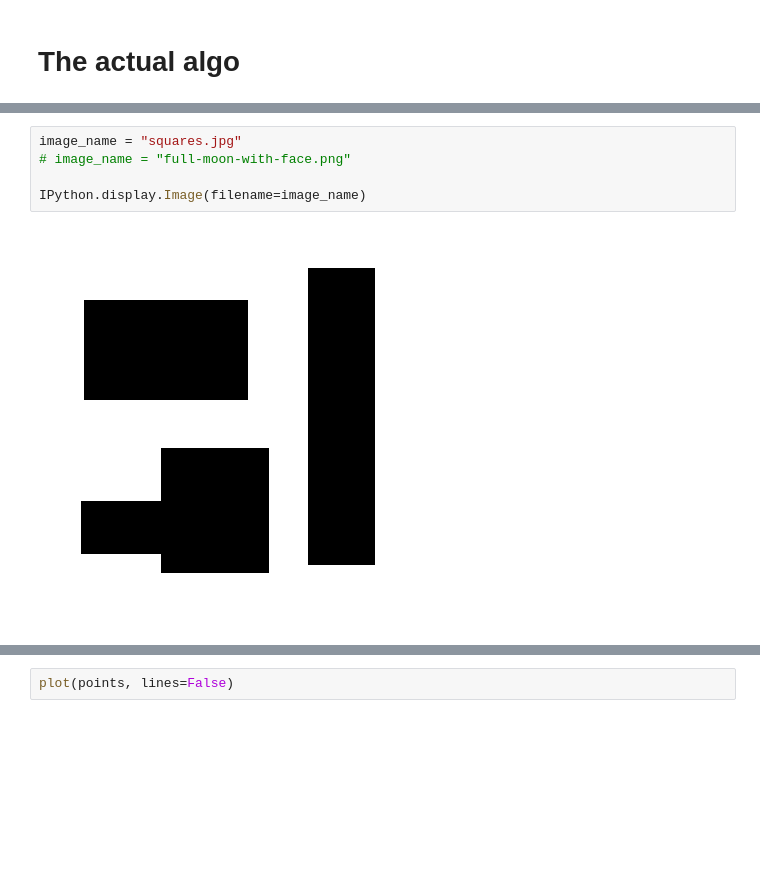
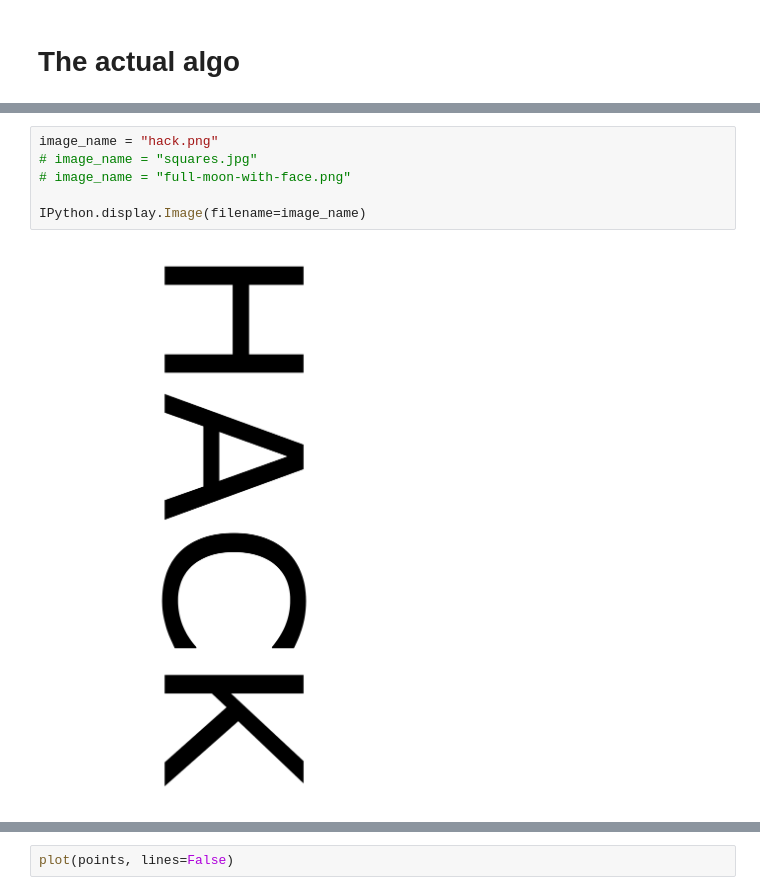
Before and after one commit to h3nnn4n/creative_coding_irl, a Jupyter notebook: Lines.ipynb, the cells around one changed output, grey strips where cells are left out. Saved outputs shown, nothing was run; the diff lists cells and outputs as text; blank space fills up the shorter version.

```diff
--- a/Lines.ipynb
+++ b/Lines.ipynb
@@ -170,10 +171,11 @@ def plot(data, lines=True):
 # %%
-image_name = "squares.jpg"
+image_name = "hack.png"
+# image_name = "squares.jpg"
 # image_name = "full-moon-with-face.png"
 
 IPython.display.Image(filename=image_name)
 # %% [output]
-[figure, old version]
+[figure, new version]
 # %%
 original_image = PIL.Image.open(image_name)
 image = copy(original_image)
```
Also changed, not shown: parts of 22 cells of this notebook, 4 other files.
